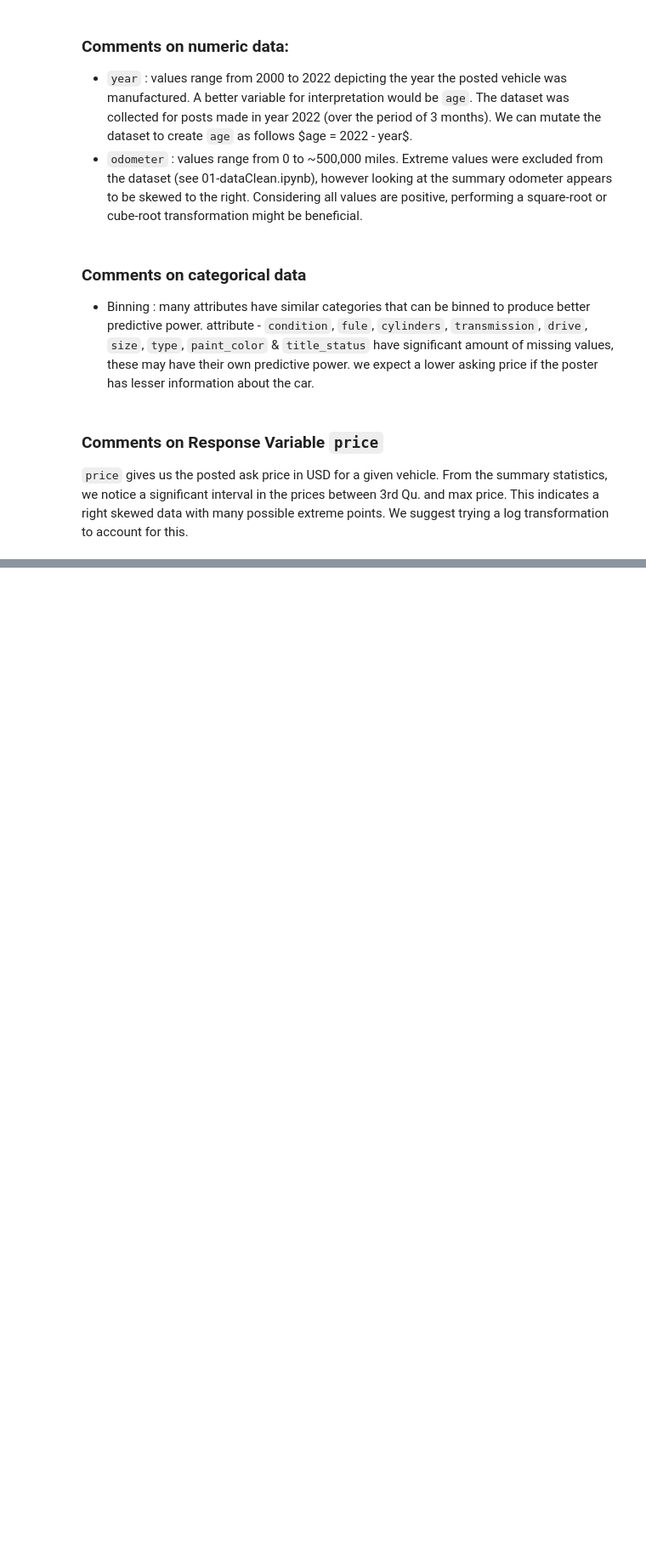
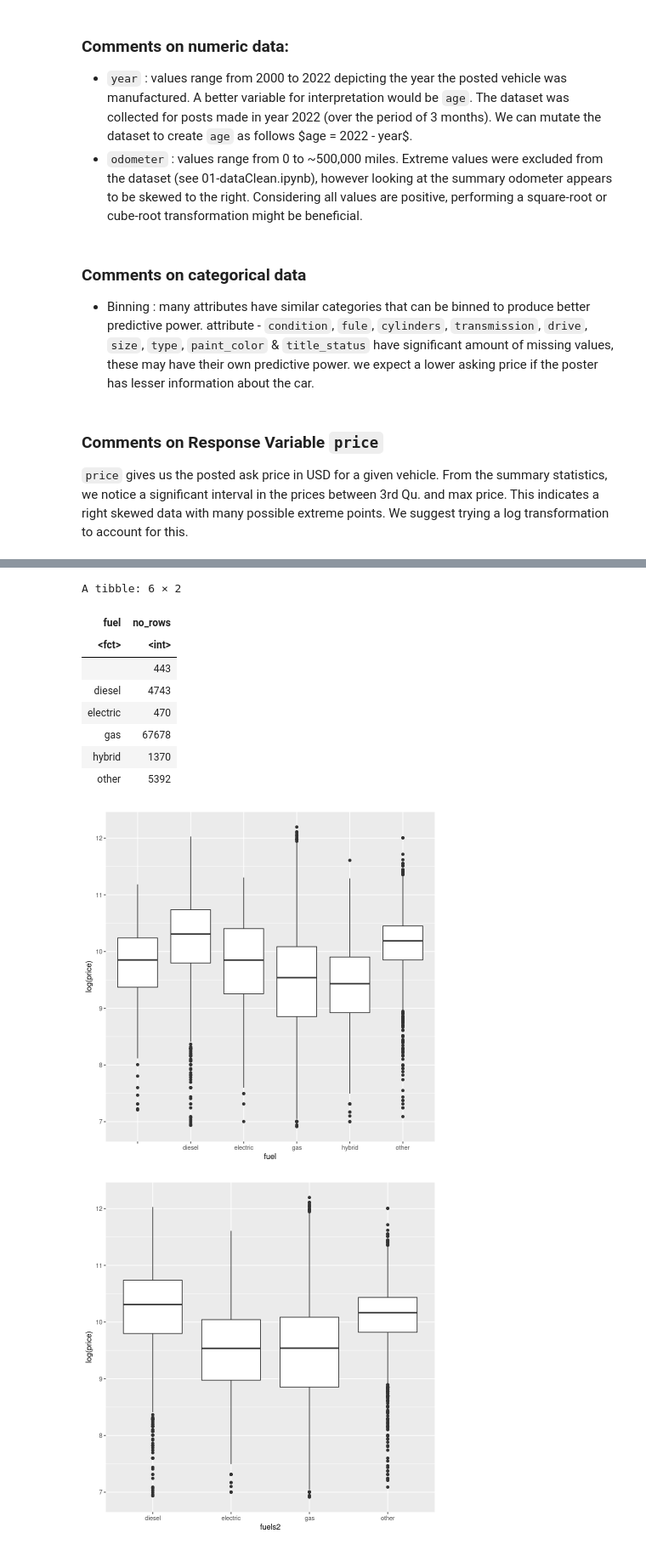
Before and after one commit to SorenRajani/STAT_447B_Project, a Jupyter notebook: 03a-EDA.ipynb, the cells around one changed output, grey strips where cells are left out. Shown at 85% size. Drawn from its saved outputs; the diff is of its cells as text; code cells hidden in the pictures; blank space fills up the shorter version.

Commit message:
EDA and functions
GKTau and Fuel analysis
added is_domestic to functions

```diff
--- a/03a-EDA.ipynb
+++ b/03a-EDA.ipynb
@@ -196,0 +175,25 @@ A data.frame: 6 × 15
+# %%
+data %>% group_by(fuel) %>% summarise(no_rows = length(fuel))
+
+# fuel_sub = data %>% filter(fuel == "diesel" | fuel == "gas" | fuel == "hybrid")
+ggplot(aes(x = fuel, y = log(price)), data = data)+geom_boxplot()
+# ggplot(aes(x = fuel, y = log(price)), data = fuel_sub)+geom_boxplot()
+
+
+fuels=data$fuel
+fuels[fuels=="hybrid"]="electric";fuels[fuels==""]="other"
+data$fuels2=factor(fuels)
+ggplot(aes(x = fuels2, y = log(price)), data = data)+geom_boxplot()
+# data %>% group_by(fuels2) %>% summarise(no_rows = length(fuels2))
+# %% [output]
+A tibble: 6 × 2
+| fuel | no_rows |
+| <fct> | <int> |
+|  | 443 |
+| diesel | 4743 |
+| electric | 470 |
+| gas | 67678 |
+| hybrid | 1370 |
+| other | 5392 |
+[figure, added]
+[figure, added]
```
Also changed, not shown: parts of 13 cells of this notebook, 1 other file.
